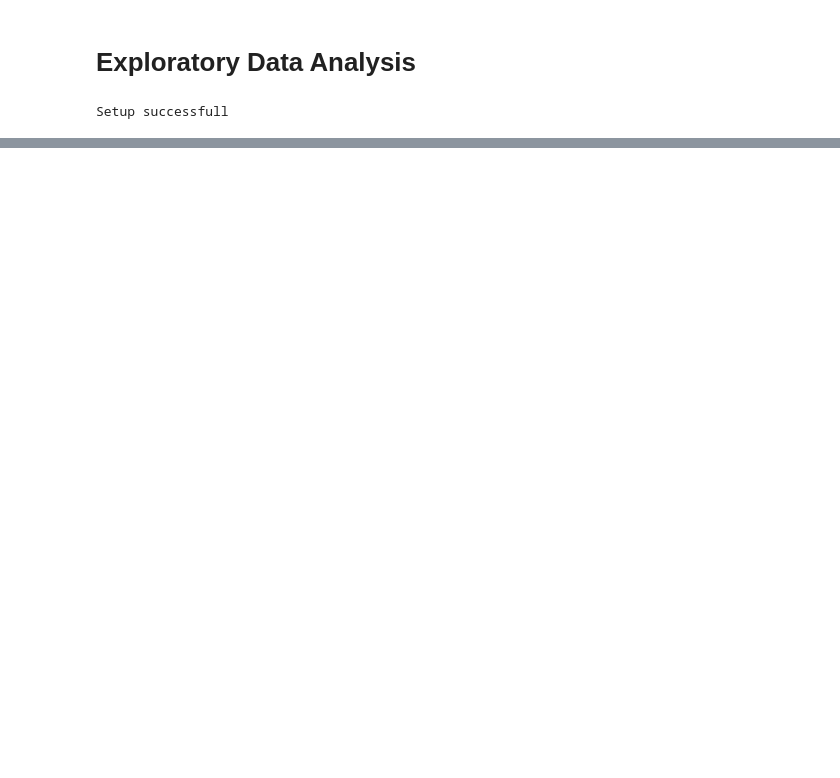
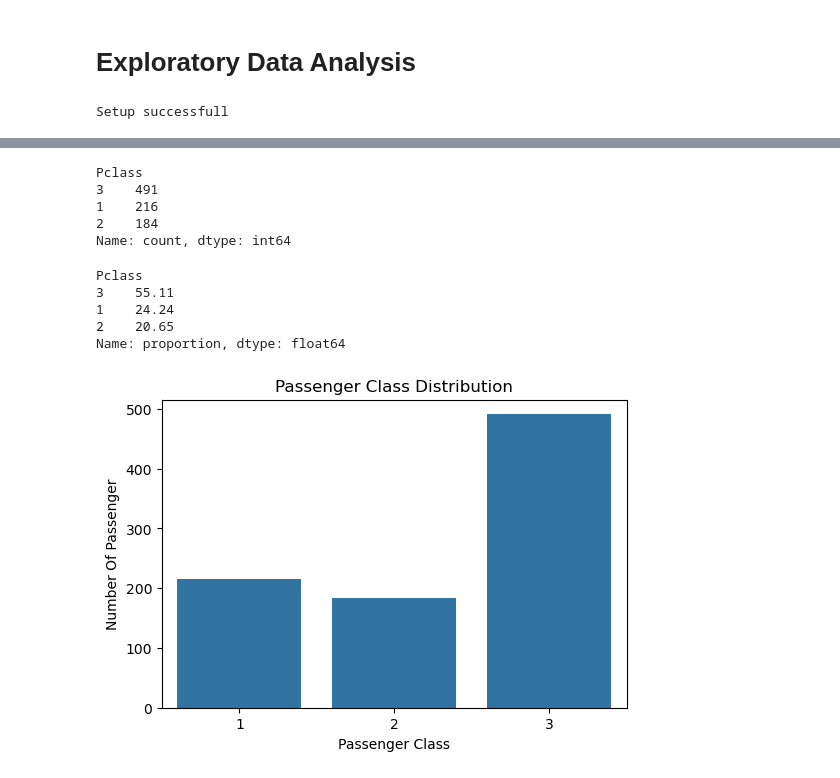
Before and after one commit to pavanpal00000-maker/Titanic--Survival-Analysis-, a Jupyter notebook: Notebooks/02_exploratory_data_analysis.ipynb, the cells around one changed output, grey strips where cells are left out. Drawn from its saved outputs; the diff is of its cells as text; code cells hidden in the pictures; blank space fills up the shorter version.

```diff
--- a/Notebooks/02_exploratory_data_analysis.ipynb
+++ b/Notebooks/02_exploratory_data_analysis.ipynb
@@ -39,0 +122,25 @@ dtype: int64
+# %%
+df['Pclass'].value_counts()
+# %% [output]
+Pclass
+3    491
+1    216
+2    184
+Name: count, dtype: int64
+# %%
+(df['Pclass'].value_counts(normalize=True)*100).round(2)
+# %% [output]
+Pclass
+3    55.11
+1    24.24
+2    20.65
+Name: proportion, dtype: float64
+# %%
+plt.figure(figsize=(6,4))
+sns.countplot(data=df,x='Pclass')
+plt.title('Passenger Class Distribution')
+plt.xlabel('Passenger Class')
+plt.ylabel('Number Of Passenger')
+plt.show()
+# %% [output]
+[figure, added]
```
Also changed, not shown: parts of 33 cells of this notebook.
